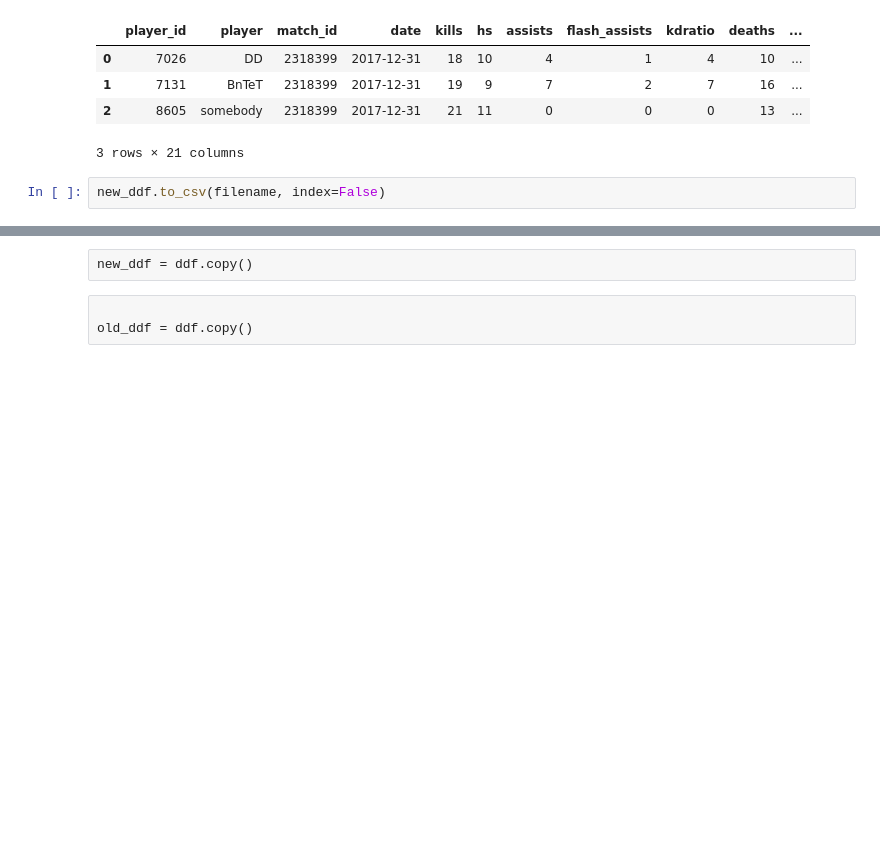
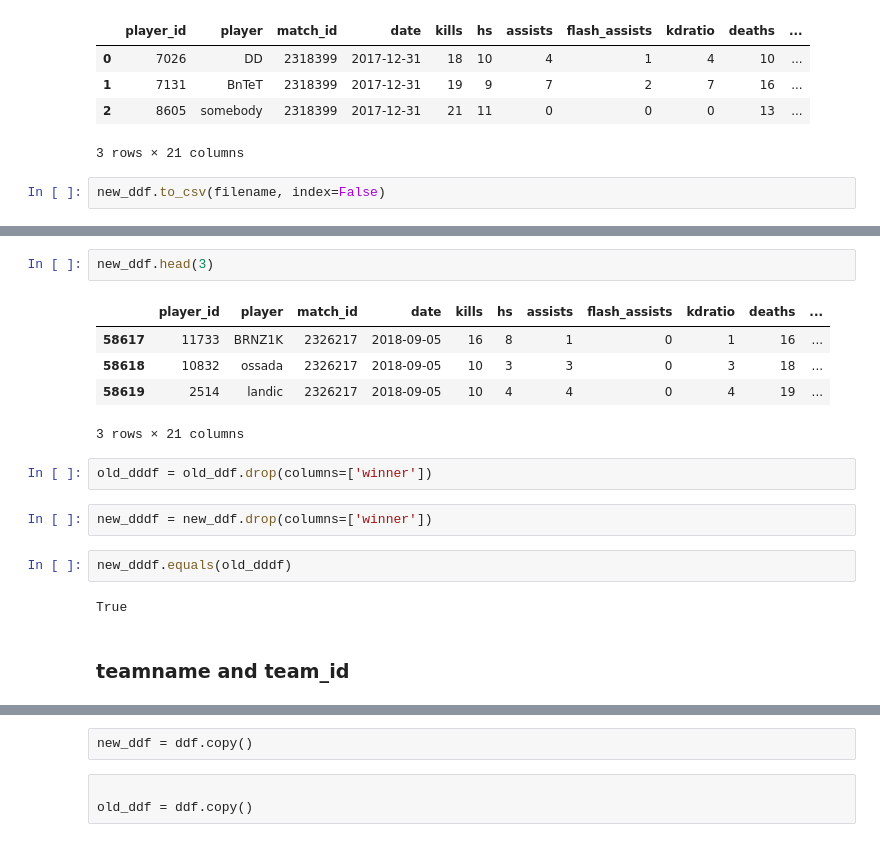
Before and after one commit to pqrt12/Final_Project, a Jupyter notebook: Notebook/cleaning.ipynb, the cells around one changed output, grey strips where cells are left out. Saved outputs shown, nothing was run; the diff lists cells and outputs as text; blank space fills up the shorter version.

Commit message:
all teams

```diff
--- a/Notebook/cleaning.ipynb
+++ b/Notebook/cleaning.ipynb
@@ -286,0 +345,18 @@ new_ddf.to_csv(filename, index=False)
+# %%
+new_ddf.head(3)
+# %% [output]
+|  | player_id | player | match_id | date | kills | hs | assists | flash_assists | kdratio | deaths | ... |
+| 58617 | 11733 | BRNZ1K | 2326217 | 2018-09-05 | 16 | 8 | 1 | 0 | 1 | 16 | ... |
+| 58618 | 10832 | ossada | 2326217 | 2018-09-05 | 10 | 3 | 3 | 0 | 3 | 18 | ... |
+| 58619 | 2514 | landic | 2326217 | 2018-09-05 | 10 | 4 | 4 | 0 | 4 | 19 | ... |
+3 rows × 21 columns
+# %%
+old_dddf = old_ddf.drop(columns=['winner'])
+# %%
+new_dddf = new_ddf.drop(columns=['winner'])
+# %%
+new_dddf.equals(old_dddf)
+# %% [output]
+True
+# %% [markdown]
+### teamname and team_id
```
Also changed, not shown: parts of 33 cells of this notebook.
